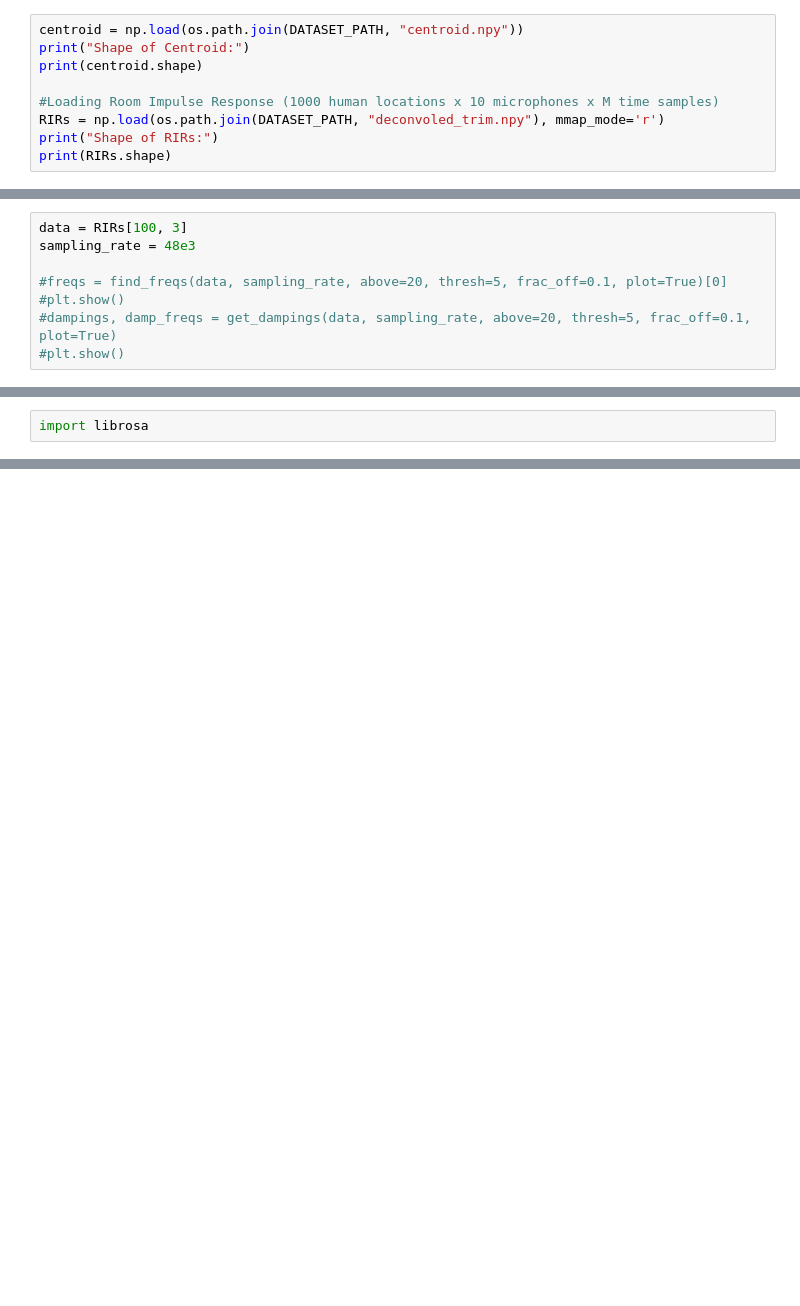
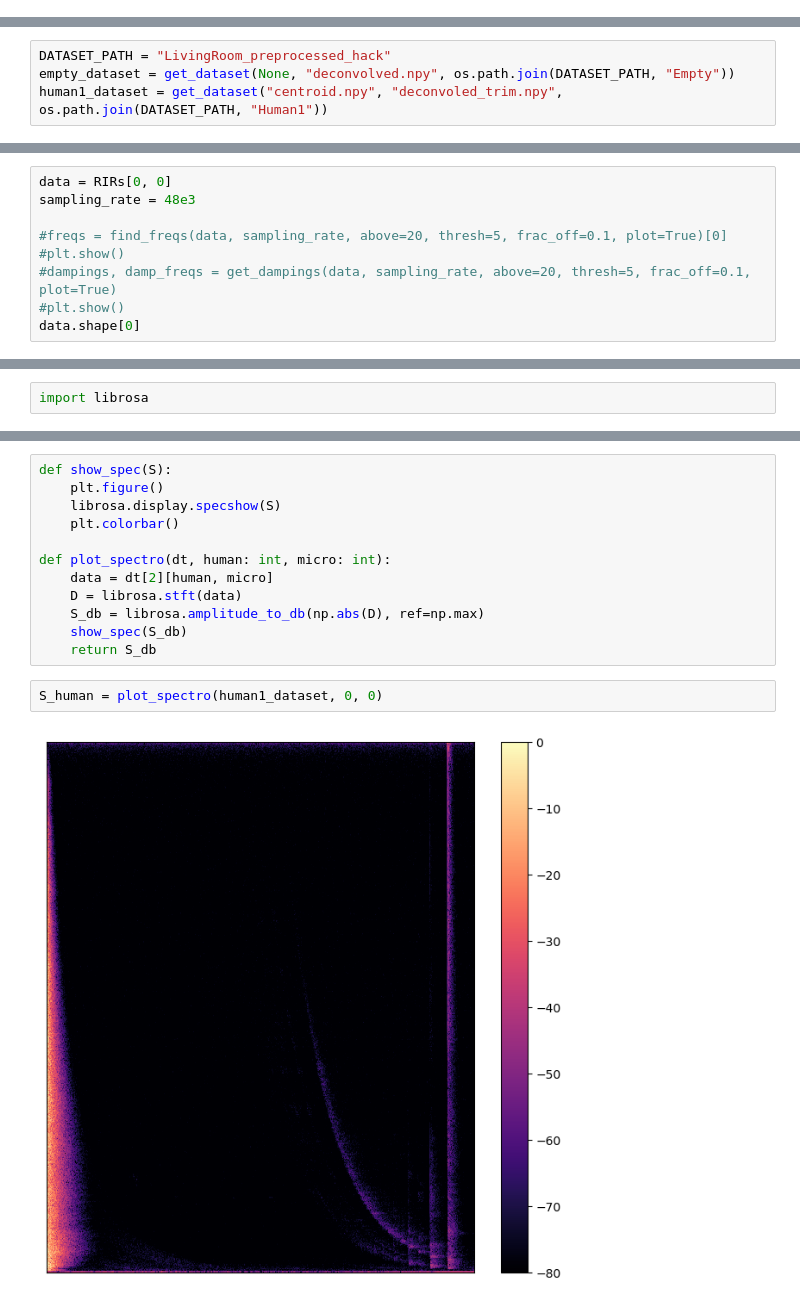
Before and after one commit to LilianSchall/datahack-accoustic, a Jupyter notebook: RoomVisualization.ipynb, the cells around one changed output, grey strips where cells are left out. Saved outputs shown, nothing was run; the diff lists cells and outputs as text; blank space fills up the shorter version.

```diff
--- a/RoomVisualization.ipynb
+++ b/RoomVisualization.ipynb
@@ -45,9 +46,0 @@ array([[-3343.275 , -3146.425 ,  1277.9375],
-# %%
-centroid = np.load(os.path.join(DATASET_PATH, "centroid.npy"))
-print("Shape of Centroid:")
-print(centroid.shape)
-
-#Loading Room Impulse Response (1000 human locations x 10 microphones x M time samples)
-RIRs = np.load(os.path.join(DATASET_PATH, "deconvoled_trim.npy"), mmap_mode='r')
-print("Shape of RIRs:")
-print(RIRs.shape)
@@ -58,0 +47,4 @@ Shape of RIRs:
+# %%
+DATASET_PATH = "LivingRoom_preprocessed_hack"
+empty_dataset = get_dataset(None, "deconvolved.npy", os.path.join(DATASET_PATH, "Empty"))
+human1_dataset = get_dataset("centroid.npy", "deconvoled_trim.npy", os.path.join(DATASET_PATH, "Human1"))
@@ -172,10 +171,11 @@ def get_dampings(x, fs, thresh=30, above=0, frac_off=0.1, plot=False):
 
     return 1./np.array(taus), np.array(tau_freqs)
 # %%
-data = RIRs[100, 3]
+data = RIRs[0, 0]
 sampling_rate = 48e3
 
 #freqs = find_freqs(data, sampling_rate, above=20, thresh=5, frac_off=0.1, plot=True)[0]
 #plt.show()
 #dampings, damp_freqs = get_dampings(data, sampling_rate, above=20, thresh=5, frac_off=0.1, plot=True)
 #plt.show()
+data.shape[0]
@@ -206,2 +191,18 @@ Audio(data, rate=sampling_rate)
 # %% [output]
 [interactive output not drawn]
+# %%
+def show_spec(S):
+    plt.figure()
+    librosa.display.specshow(S)
+    plt.colorbar()
+
+def plot_spectro(dt, human: int, micro: int):
+    data = dt[2][human, micro]
+    D = librosa.stft(data)
+    S_db = librosa.amplitude_to_db(np.abs(D), ref=np.max)
+    show_spec(S_db)
+    return S_db
+# %%
+S_human = plot_spectro(human1_dataset, 0, 0)
+# %% [output]
+[figure, added]
```
Also changed, not shown: parts of 16 cells of this notebook.
